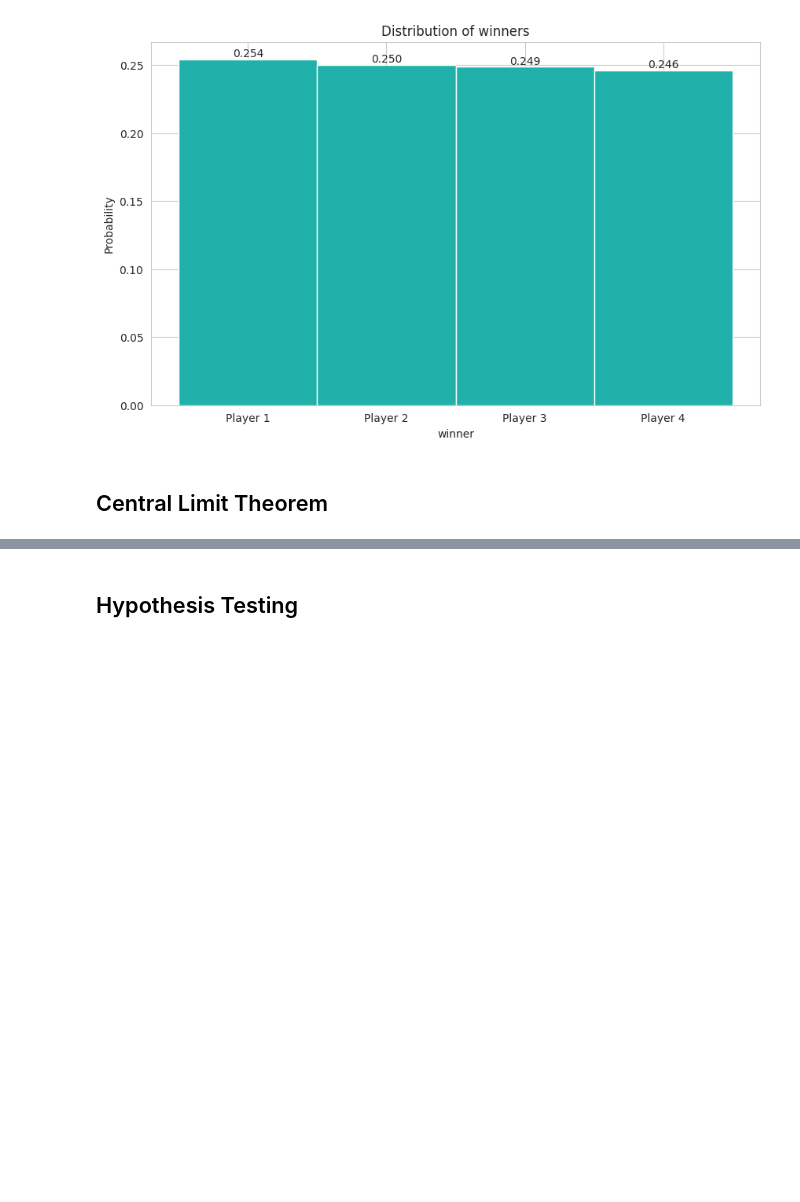
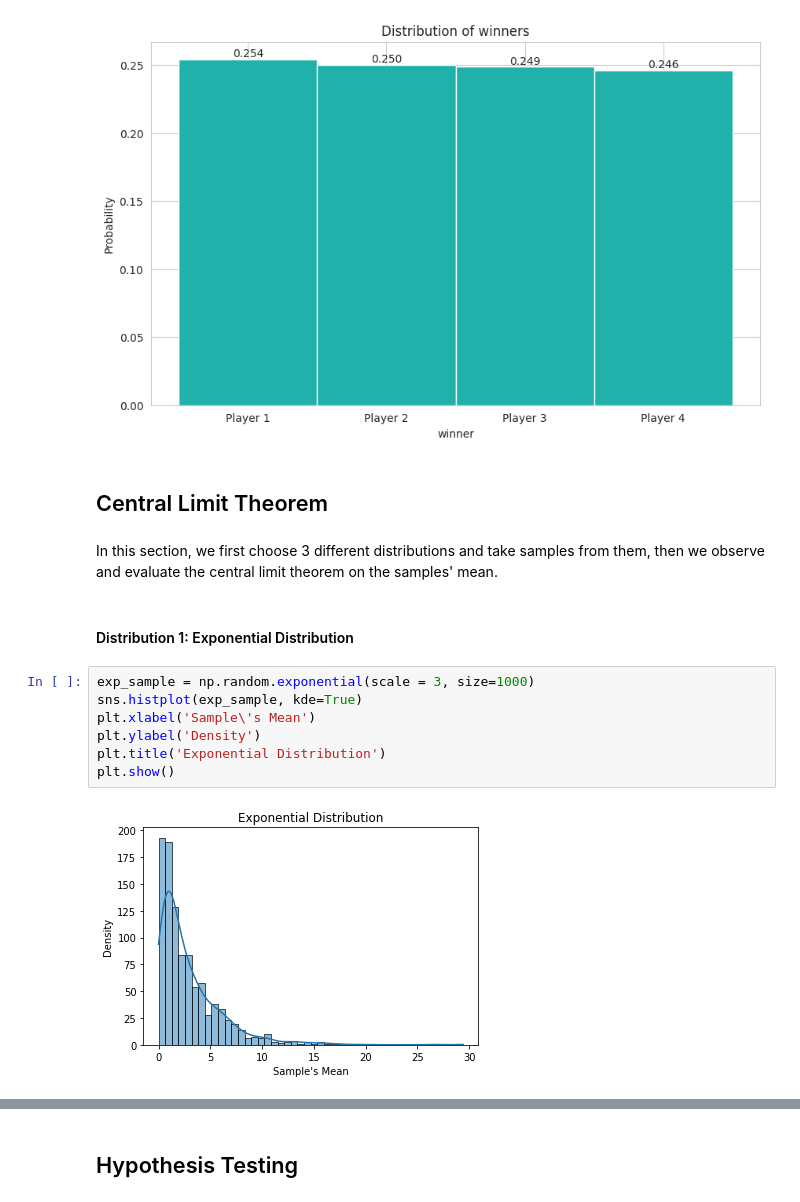
Before and after one commit to Hadi-loo/Introduction-to-Data-Science-Course, a Jupyter notebook: CA1. Tools for Statistical Analysis/statistical analysis.ipynb, the cells around one changed output, grey strips where cells are left out. Saved outputs shown, nothing was run; the diff lists cells and outputs as text; blank space fills up the shorter version.

```diff
--- a/CA1. Tools for Statistical Analysis/statistical analysis.ipynb
+++ b/CA1. Tools for Statistical Analysis/statistical analysis.ipynb
@@ -289,3 +307,16 @@ show_winner_distribution(high_board_size_results_df)
 [figure]
 # %% [markdown]
 ## Central Limit Theorem
+# %% [markdown]
+In this section, we first choose 3 different distributions and take samples from them, then we observe and evaluate the central limit theorem on the samples' mean.
+# %% [markdown]
+#### Distribution 1: Exponential Distribution
+# %%
+exp_sample = np.random.exponential(scale = 3, size=1000)
+sns.histplot(exp_sample, kde=True)
+plt.xlabel('Sample\'s Mean')
+plt.ylabel('Density')
+plt.title('Exponential Distribution')
+plt.show()
+# %% [output]
+[figure, added]
```
Also changed, not shown: parts of 30 cells of this notebook.
